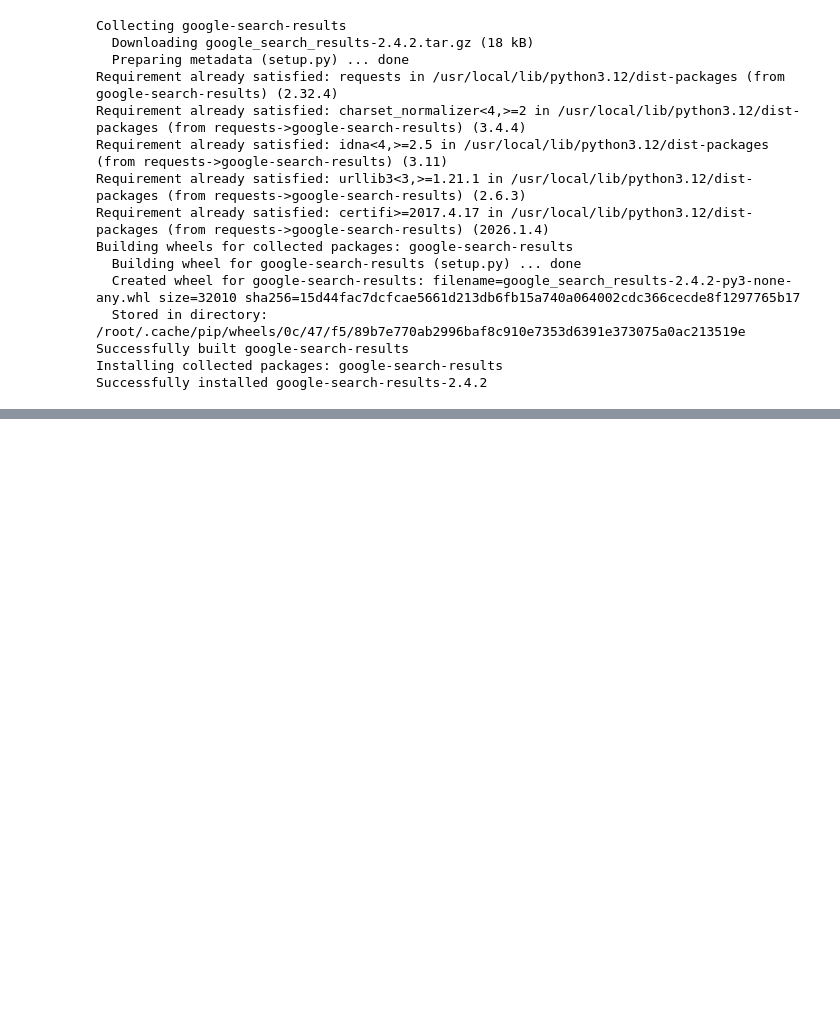
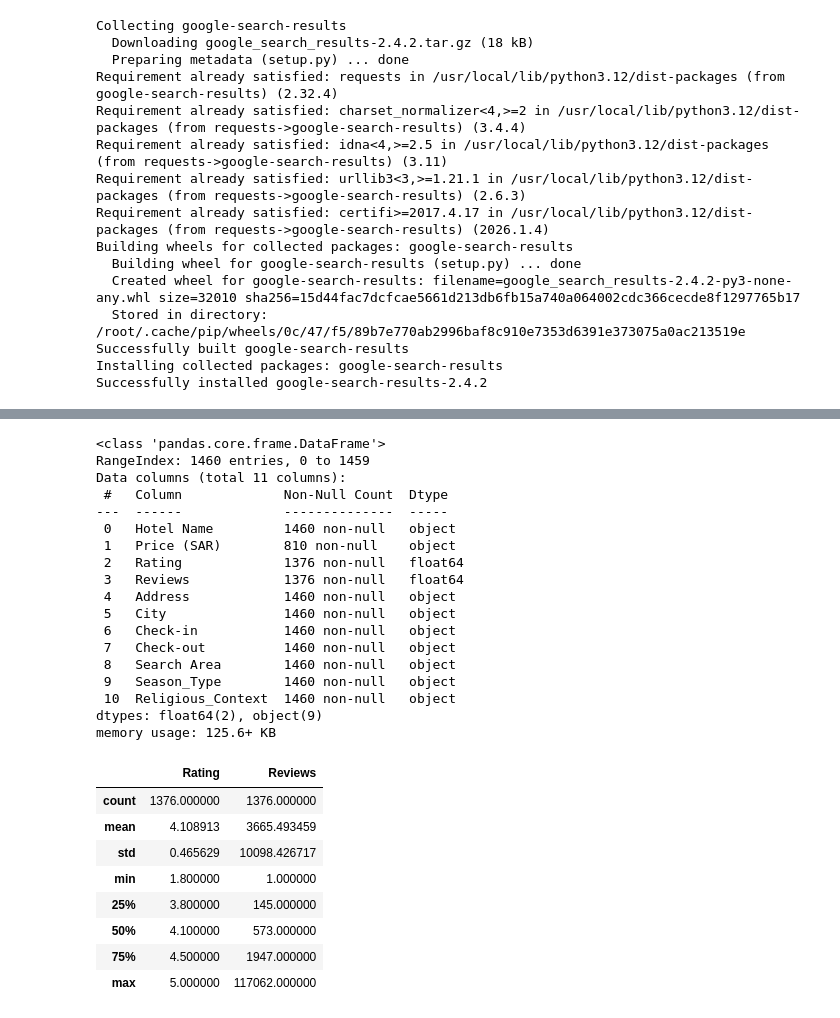
Before and after one commit to ITDeema/DataScience, a Jupyter notebook: DataScience.ipynb, the cells around one changed output, grey strips where cells are left out. Saved outputs shown, nothing was run; the diff lists cells and outputs as text; code cells hidden in the pictures; blank space fills up the shorter version.

```diff
--- a/DataScience.ipynb
+++ b/DataScience.ipynb
@@ -311,0 +319,32 @@ Final merged rows: 1460
+# %%
+df.head()
+df.info()
+df.describe()
+# %% [output]
+<class 'pandas.core.frame.DataFrame'>
+RangeIndex: 1460 entries, 0 to 1459
+Data columns (total 11 columns):
+ #   Column             Non-Null Count  Dtype
+---  ------             --------------  -----
+ 0   Hotel Name         1460 non-null   object
+ 1   Price (SAR)        810 non-null    object
+ 2   Rating             1376 non-null   float64
+ 3   Reviews            1376 non-null   float64
+ 4   Address            1460 non-null   object
+ 5   City               1460 non-null   object
+ 6   Check-in           1460 non-null   object
+ 7   Check-out          1460 non-null   object
+ 8   Search Area        1460 non-null   object
+ 9   Season_Type        1460 non-null   object
+ 10  Religious_Context  1460 non-null   object
+dtypes: float64(2), object(9)
+memory usage: 125.6+ KB
+|  | Rating | Reviews |
+| count | 1376.000000 | 1376.000000 |
+| mean | 4.108913 | 3665.493459 |
+| std | 0.465629 | 10098.426717 |
+| min | 1.800000 | 1.000000 |
+| 25% | 3.800000 | 145.000000 |
+| 50% | 4.100000 | 573.000000 |
+| 75% | 4.500000 | 1947.000000 |
+| max | 5.000000 | 117062.000000 |
```
Also changed, not shown: parts of 9 cells of this notebook.
